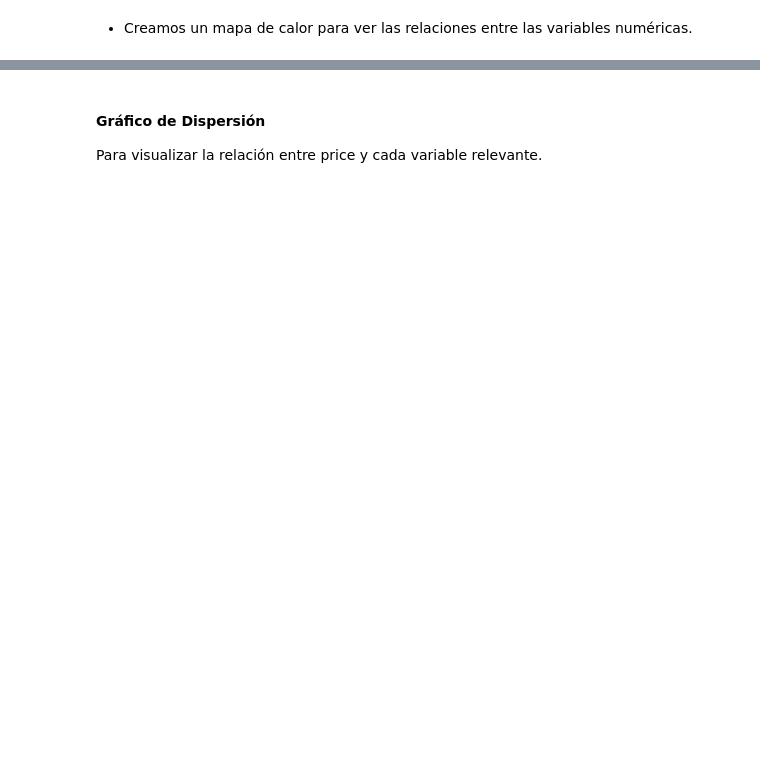
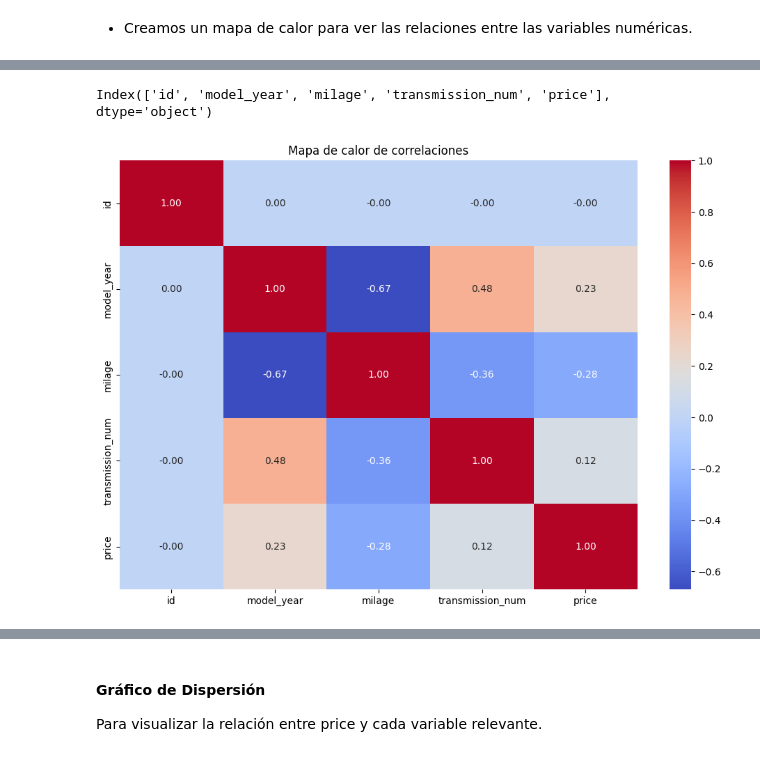
Before and after one commit to Bootcamp-IA-P4/Car_prices_project_equipo2, a Jupyter notebook: eda/eda.ipynb, the cells around one changed output, grey strips where cells are left out. Saved outputs shown, nothing was run; the diff lists cells and outputs as text; code cells hidden in the pictures; blank space fills up the shorter version.

```diff
--- a/eda/eda.ipynb
+++ b/eda/eda.ipynb
@@ -408,6 +408,7 @@ La prueba de ANOVA permitirá evaluar si las medias de diabetes_prevalence son s
 - Presentamos las estadísticas descriptivas básicas para entender las características generales de las variables numéricas en el dataset.
 # %%
+df_car_clean = pd.read_csv(clean_data_car_csv_path)
 print("Estadísticas descriptivas:")
-print(df_car.describe())
+print(df_car_clean.describe())
 # %% [output]
 Estadísticas descriptivas:
@@ -458,2 +465,16 @@ Index(['id', 'model_year', 'milage', 'price'], dtype='object')
+# %%
+# Filtrar solo las columnas numéricas
+numeric_columns = df_car_clean.select_dtypes(include=['float64', 'int64'])
+print(numeric_columns.columns)
+# Calcular la matriz de correlación
+correlation_matrix = numeric_columns.corr()
+
+plt.figure(figsize=(12, 8))
+sns.heatmap(correlation_matrix, annot=True, cmap='coolwarm', fmt=".2f")
+plt.title("Mapa de calor de correlaciones")
+plt.show()
+# %% [output]
+Index(['id', 'model_year', 'milage', 'transmission_num', 'price'], dtype='object')
+[figure, added]
 # %% [markdown]
 Hallazgos:
```
Also changed, not shown: parts of 15 cells of this notebook.
